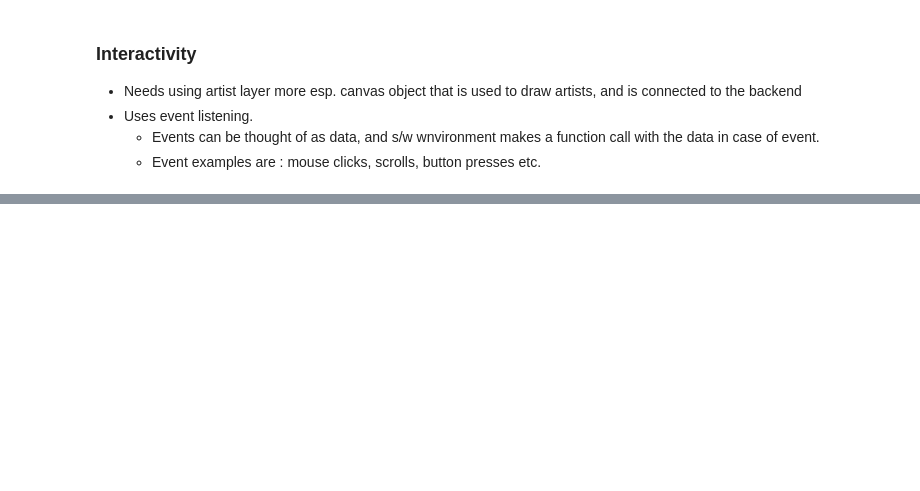
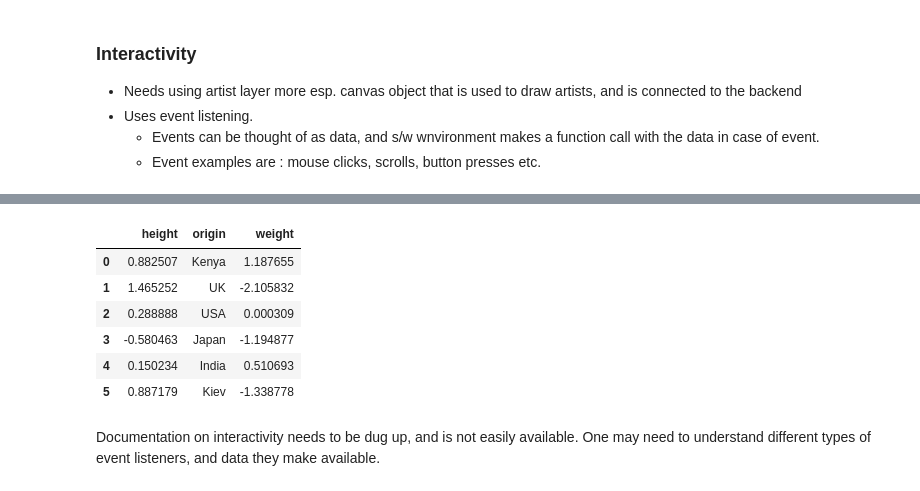
Before and after one commit to Sumad/DS, a Jupyter notebook: Python/UM Spcialization/Applied_Plotting/Week3/Subplots_and_complexPlots.ipynb, the cells around one changed output, grey strips where cells are left out. Drawn from its saved outputs; the diff is of its cells as text; code cells hidden in the pictures; blank space fills up the shorter version.

```diff
--- a/Python/UM Spcialization/Applied_Plotting/Week3/Subplots_and_complexPlots.ipynb
+++ b/Python/UM Spcialization/Applied_Plotting/Week3/Subplots_and_complexPlots.ipynb
@@ -323,0 +330,15 @@ plt.gcf().canvas.mpl_connect('button_press_event', onclick)
+# %%
+height = np.random.randn(6)
+weight = np.random.randn(6)
+origin = ['India', 'Japan', 'UK', 'USA', 'Kiev', 'Kenya']
+np.random.shuffle(origin)
+df = pd.DataFrame({'height' : height,
+                   'weight' : weight,
+                   'origin' : origin})
+plt.figure()
+# picker=5 means the mouse doesn't have to click directly on an event, but can be up to 5 pixels away
+plt.scatter(df['height'], df['weight'], picker = 5)
+def onclick(event):
+    origin = df.iloc[event.ind[0]]['origin']
+    plt.gca().set_title('Point clicked is {}'.format(origin))
+plt.gcf().canvas.mpl_connect('pick_event',onclick)
@@ -323,0 +349,13 @@ plt.gcf().canvas.mpl_connect('button_press_event', onclick)
+# %%
+df
+# %% [output]
+|  | height | origin | weight |
+| 0 | 0.882507 | Kenya | 1.187655 |
+| 1 | 1.465252 | UK | -2.105832 |
+| 2 | 0.288888 | USA | 0.000309 |
+| 3 | -0.580463 | Japan | -1.194877 |
+| 4 | 0.150234 | India | 0.510693 |
+| 5 | 0.887179 | Kiev | -1.338778 |
+# %% [markdown]
+Documentation on interactivity needs to be dug up, and is not easily available. One
+may need to understand different types of event listeners, and data they make available.
```
Also changed, not shown: parts of 9 cells of this notebook, 1 other file.
